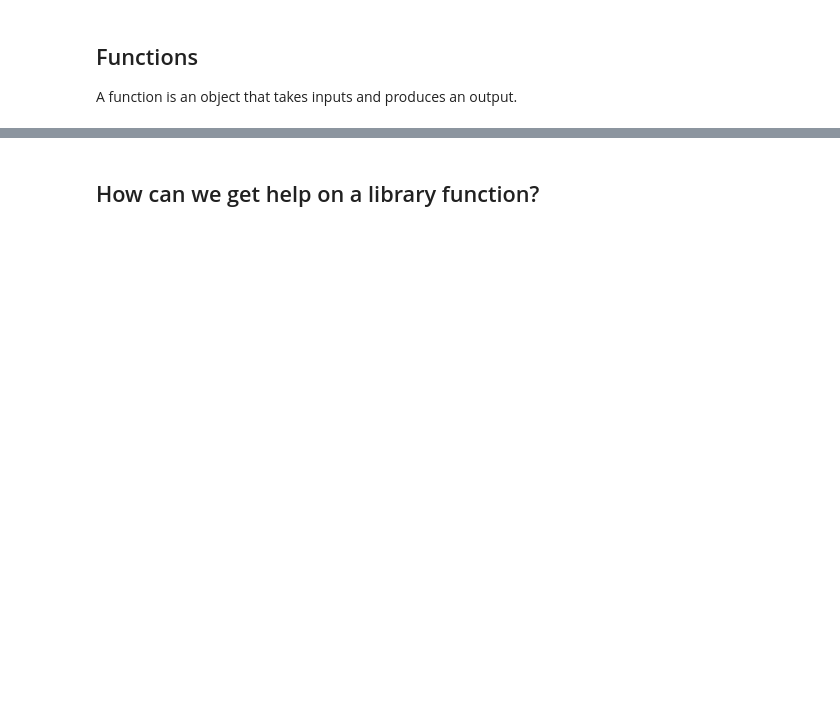
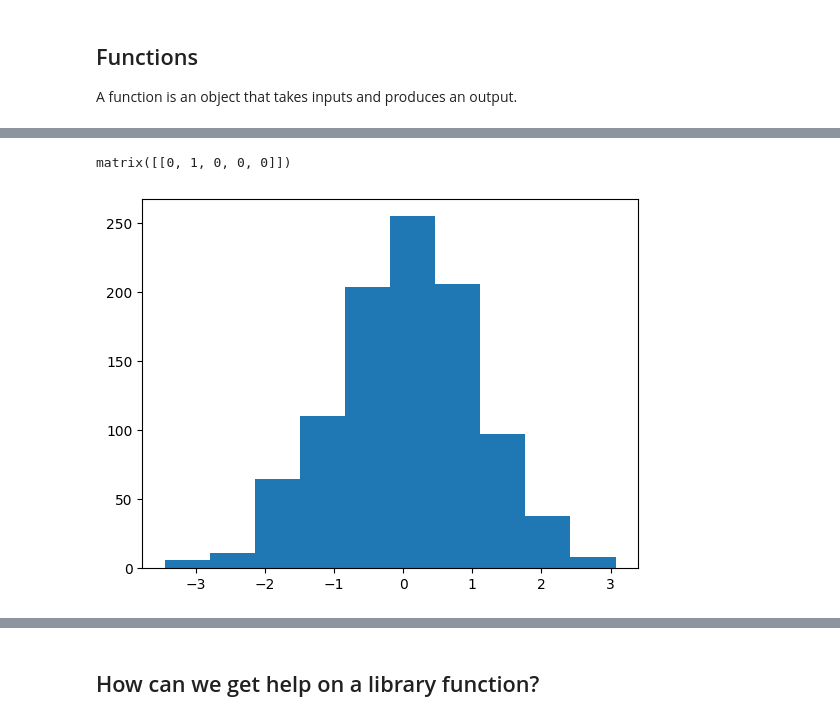
Before and after one commit to kaygun/2022-Fall-388E, a Jupyter notebook: lecture-2.ipynb, the cells around one changed output, grey strips where cells are left out. Drawn from its saved outputs; the diff is of its cells as text; code cells hidden in the pictures; blank space fills up the shorter version.

```diff
--- a/lecture-2.ipynb
+++ b/lecture-2.ipynb
@@ -169,3 +257,9 @@ c.shape
+# %%
+c.argmin(axis=0)
+# %% [output]
+matrix([[0, 1, 0, 0, 0]])
 # %%
-plt.hist(stats.norm.rvs(size=1000))
+plt.hist(stats.norm.rvs(size=1000),bins=10)
 plt.show()
+# %% [output]
+[figure, added]
```
Also changed, not shown: parts of 47 cells of this notebook.
